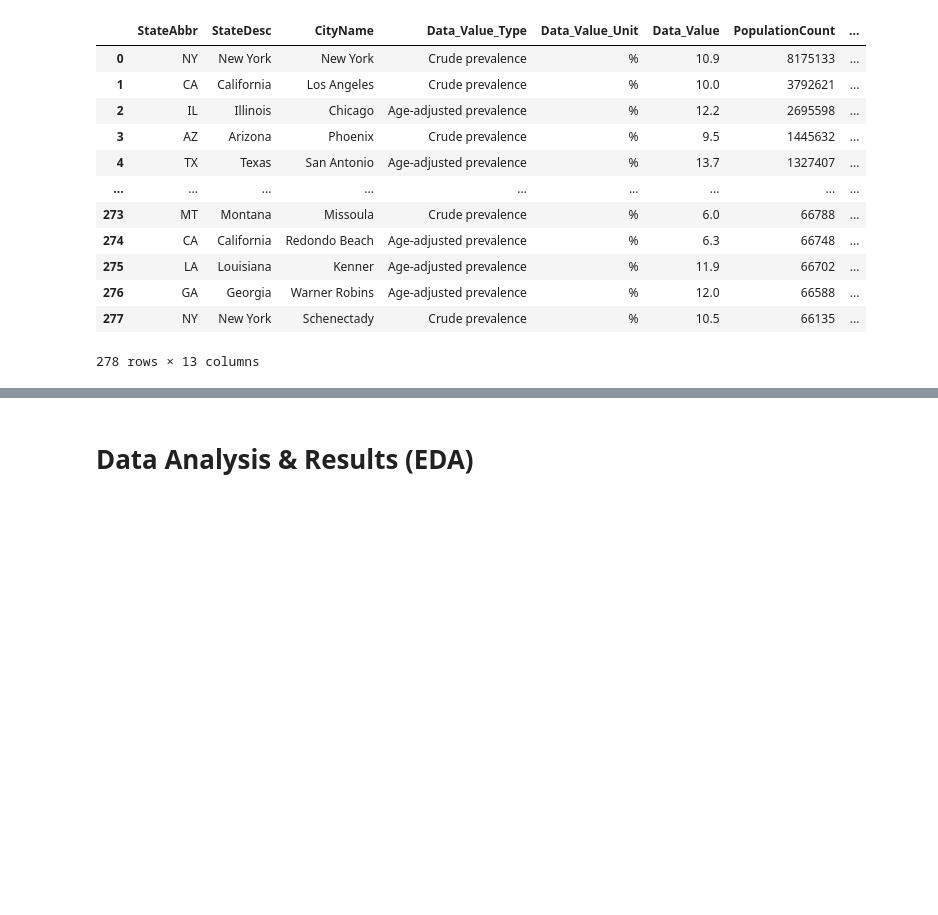
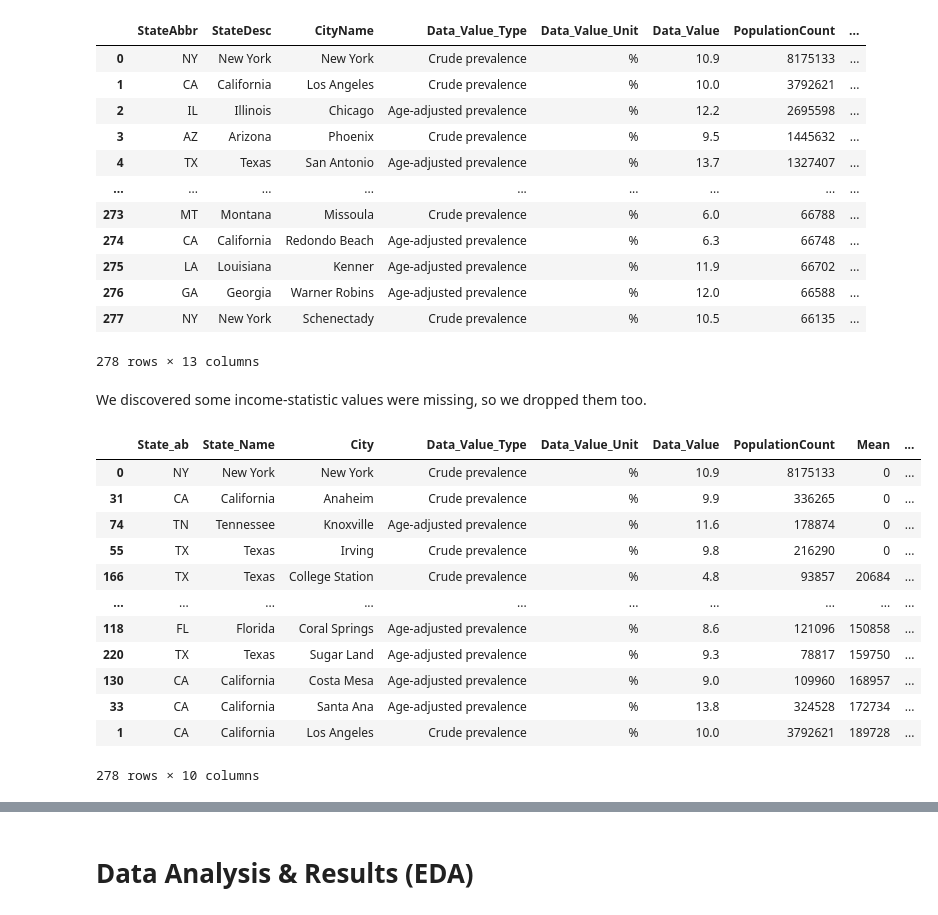
Before and after one commit to sim-anna/COGS108-Group_026-Wi23, a Jupyter notebook: EDACheckpointGroup_026-Wi23.ipynb, the cells around one changed output, grey strips where cells are left out. Drawn from its saved outputs; the diff is of its cells as text; code cells hidden in the pictures; blank space fills up the shorter version.

```diff
--- a/EDACheckpointGroup_026-Wi23.ipynb
+++ b/EDACheckpointGroup_026-Wi23.ipynb
@@ -181,3 +181,21 @@ df = df [[
  'Mean',
  'Median',
  'Stdev']]
+# %% [markdown]
+We discovered some income-statistic values were missing, so we dropped them too.
+# %%
+df.sort_values(by = 'Mean')
+# %% [output]
+|  | State_ab | State_Name | City | Data_Value_Type | Data_Value_Unit | Data_Value | PopulationCount | Mean | ... |
+| 0 | NY | New York | New York | Crude prevalence | % | 10.9 | 8175133 | 0 | ... |
+| 31 | CA | California | Anaheim | Crude prevalence | % | 9.9 | 336265 | 0 | ... |
+| 74 | TN | Tennessee | Knoxville | Age-adjusted prevalence | % | 11.6 | 178874 | 0 | ... |
+| 55 | TX | Texas | Irving | Crude prevalence | % | 9.8 | 216290 | 0 | ... |
+| 166 | TX | Texas | College Station | Crude prevalence | % | 4.8 | 93857 | 20684 | ... |
+| ... | ... | ... | ... | ... | ... | ... | ... | ... | ... |
+| 118 | FL | Florida | Coral Springs | Age-adjusted prevalence | % | 8.6 | 121096 | 150858 | ... |
+| 220 | TX | Texas | Sugar Land | Age-adjusted prevalence | % | 9.3 | 78817 | 159750 | ... |
+| 130 | CA | California | Costa Mesa | Age-adjusted prevalence | % | 9.0 | 109960 | 168957 | ... |
+| 33 | CA | California | Santa Ana | Age-adjusted prevalence | % | 13.8 | 324528 | 172734 | ... |
+| 1 | CA | California | Los Angeles | Crude prevalence | % | 10.0 | 3792621 | 189728 | ... |
+278 rows × 10 columns
```
Also changed, not shown: parts of 3 cells of this notebook.
